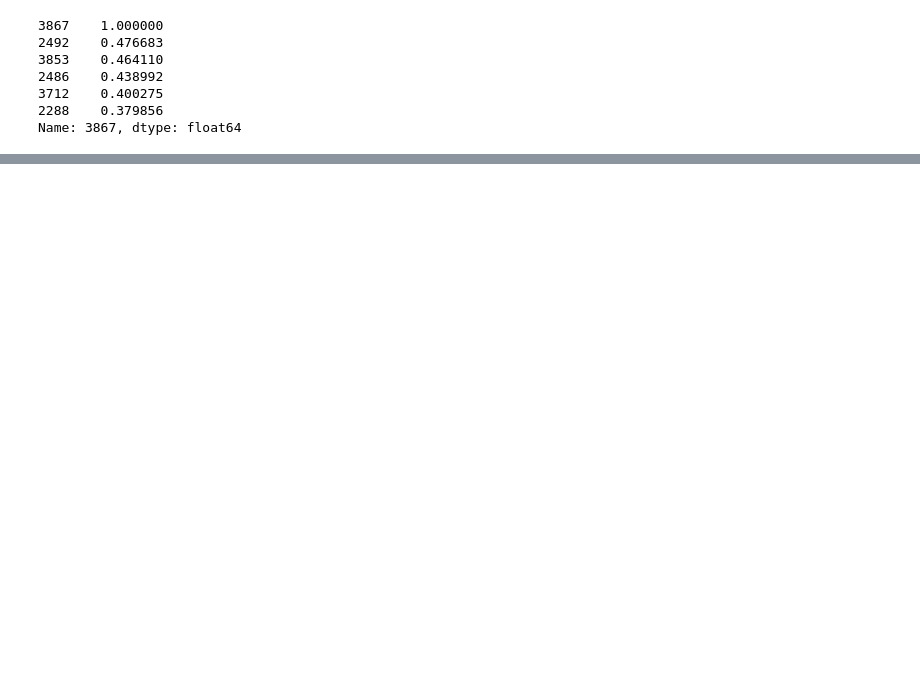
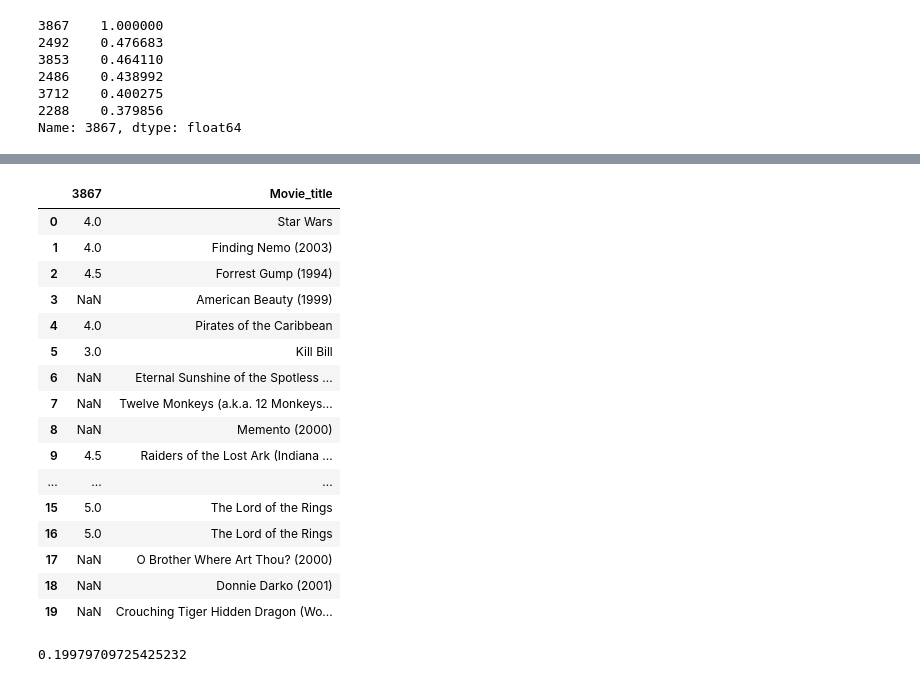
Before and after one commit to ali-d-nasseri/Recommender-System, a Jupyter notebook: Coursera Notes/Coursera project.ipynb, the cells around one changed output, grey strips where cells are left out. Cells and saved outputs as stored; diff of their text form; code cells hidden in the pictures; blank space fills up the shorter version.

```diff
--- a/Coursera Notes/Coursera project.ipynb
+++ b/Coursera Notes/Coursera project.ipynb
@@ -58,0 +60,24 @@ y
+# %%
+df[[3867, 'Movie_title']].head(20)
+# %% [output]
+|  | 3867 | Movie_title |
+| 0 | 4.0 | Star Wars |
+| 1 | 4.0 | Finding Nemo (2003) |
+| 2 | 4.5 | Forrest Gump (1994) |
+| 3 | NaN | American Beauty (1999) |
+| 4 | 4.0 | Pirates of the Caribbean |
+| 5 | 3.0 | Kill Bill |
+| 6 | NaN | Eternal Sunshine of the Spotless ... |
+| 7 | NaN | Twelve Monkeys (a.k.a. 12 Monkeys... |
+| 8 | NaN | Memento (2000) |
+| 9 | 4.5 | Raiders of the Lost Ark (Indiana ... |
+| ... | ... | ... |
+| 15 | 5.0 | The Lord of the Rings |
+| 16 | 5.0 | The Lord of the Rings |
+| 17 | NaN | O Brother Where Art Thou? (2000) |
+| 18 | NaN | Donnie Darko (2001) |
+| 19 | NaN | Crouching Tiger Hidden Dragon (Wo... |
+# %%
+df1[3867].mean()
+# %% [output]
+0.19979709725425232
```
Also changed, not shown: parts of 20 cells of this notebook.
